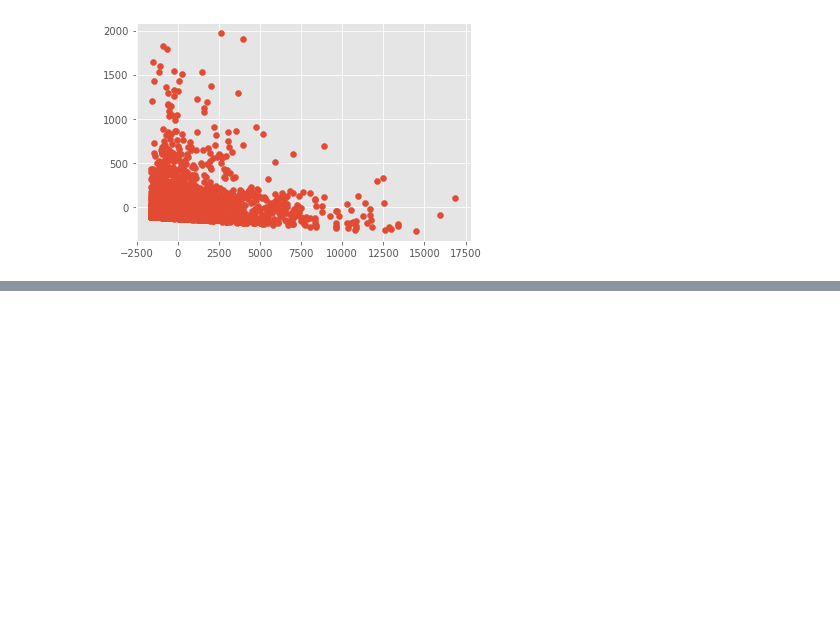
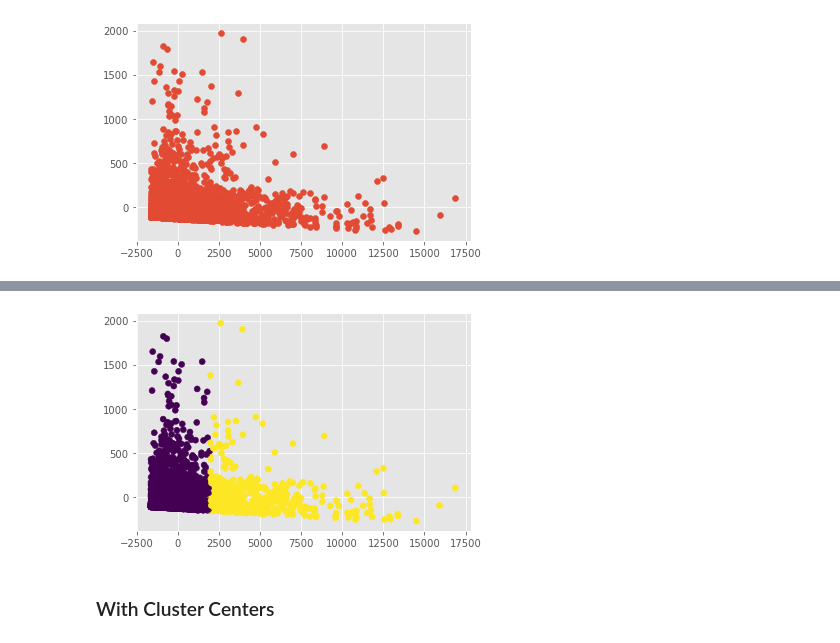
Before and after one commit to onur-duman/OnlineShoppersIntention-EDA-Classification-Clustering, a Jupyter notebook: OnlineShoppersIntention.ipynb, the cells around one changed output, grey strips where cells are left out. Cells and saved outputs as stored; diff of their text form; code cells hidden in the pictures; blank space fills up the shorter version.

```diff
--- a/OnlineShoppersIntention.ipynb
+++ b/OnlineShoppersIntention.ipynb
@@ -472,0 +497,2 @@ plt.show()
+# %%
+kmeans = KMeans(n_clusters=2, random_state=0)
@@ -472,0 +510,10 @@ plt.show()
+# %%
+pca_df["labels"] = kmeans.labels_
+# %%
+plt.scatter(pca_df["X"], pca_df["Y"], c=pca_df["labels"])
+plt.show()
+# %% [output]
+[figure, added]
+# %% [markdown]
+<a id="42"></a>
+### With Cluster Centers
```
Also changed, not shown: parts of 13 cells of this notebook.
